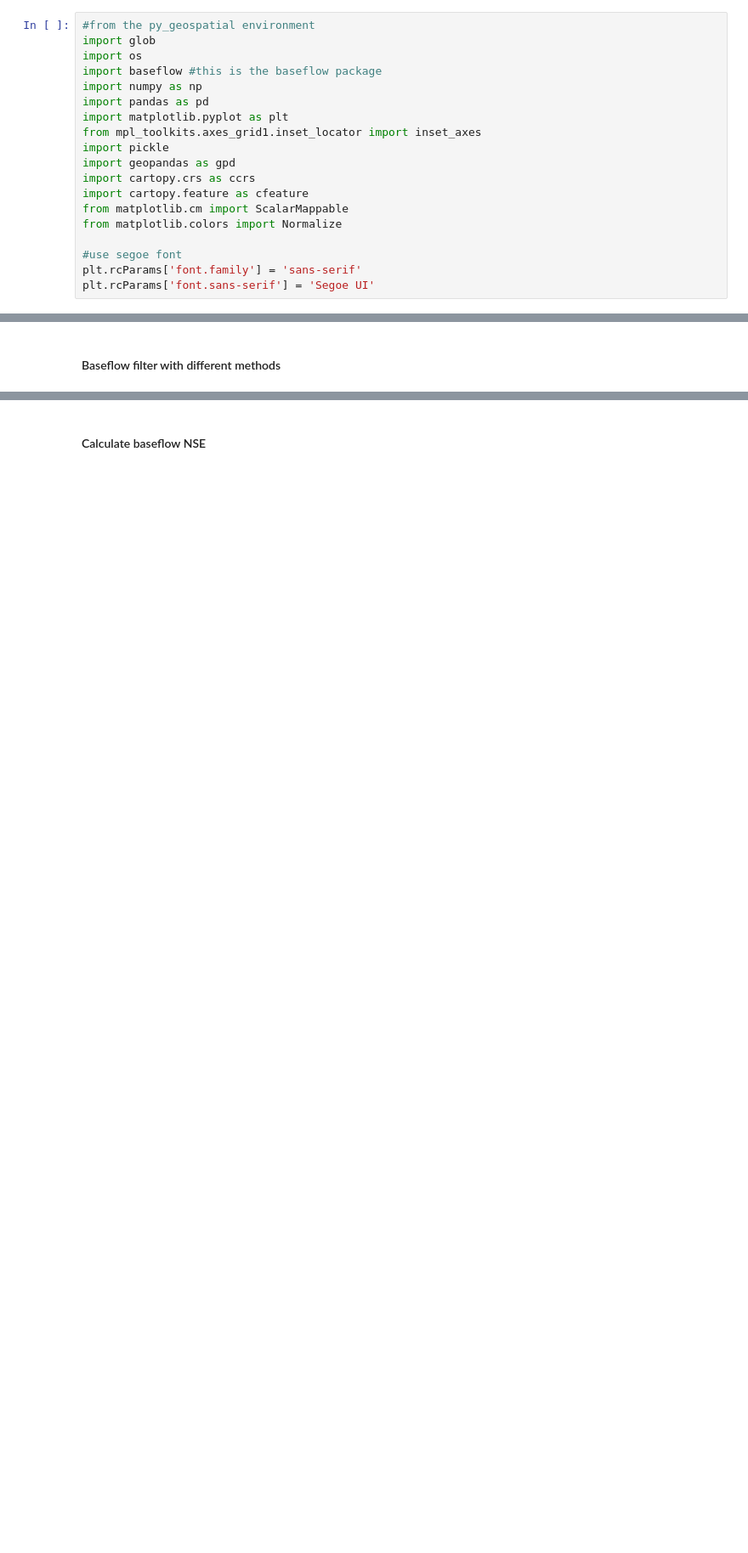
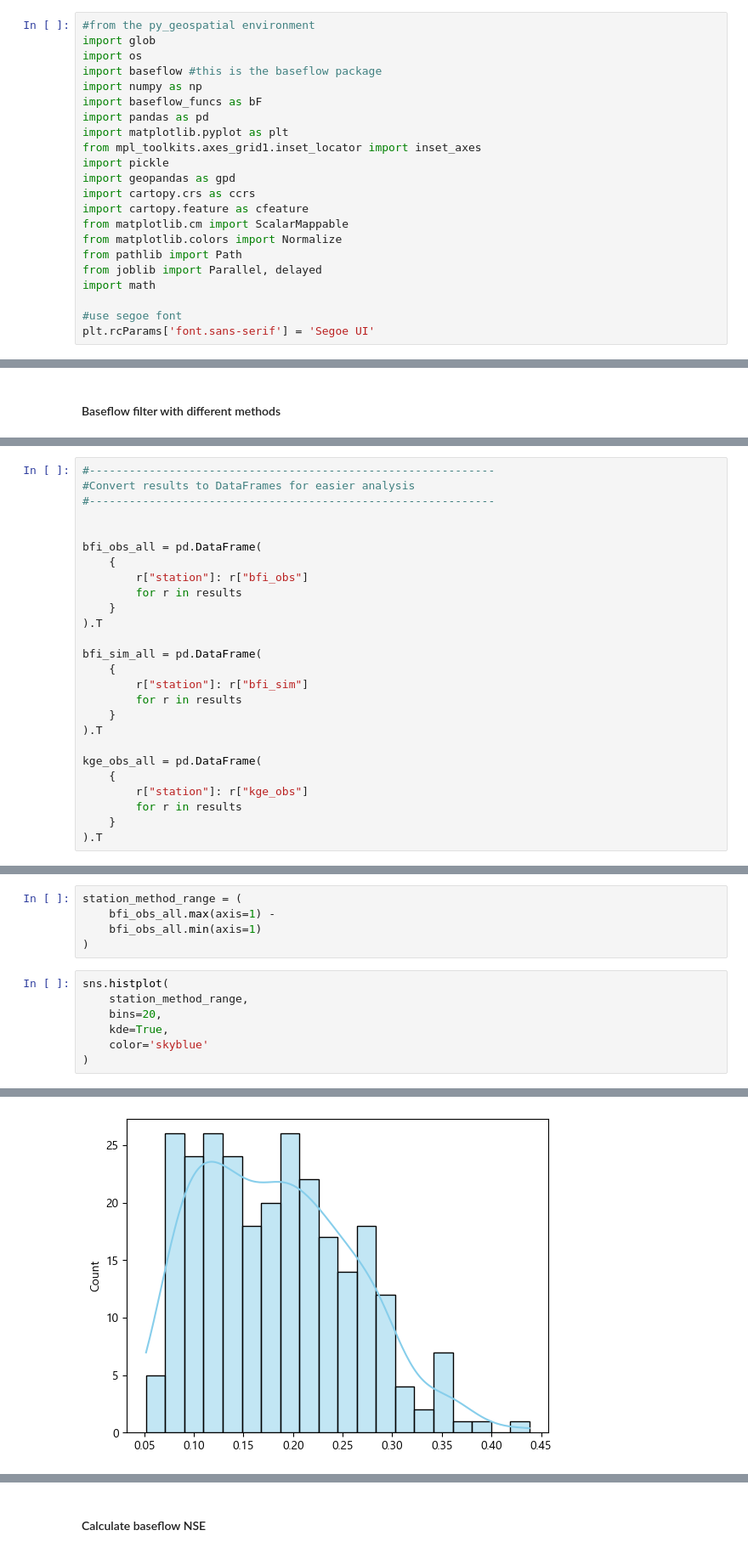
Before and after one commit to klekarkar/pre_post_process_mHM, a Jupyter notebook: baseflow_separation.ipynb, the cells around one changed output, grey strips where cells are left out. Shown at 85% size. Saved outputs shown, nothing was run; the diff lists cells and outputs as text; blank space fills up the shorter version.

```diff
--- a/baseflow_separation.ipynb
+++ b/baseflow_separation.ipynb
@@ -4,6 +4,7 @@ import glob
 import os
 import baseflow #this is the baseflow package
 import numpy as np
+import baseflow_funcs as bF
 import pandas as pd
 import matplotlib.pyplot as plt
 from mpl_toolkits.axes_grid1.inset_locator import inset_axes
@@ -13,9 +14,11 @@ import cartopy.crs as ccrs
 import cartopy.feature as cfeature
 from matplotlib.cm import ScalarMappable
 from matplotlib.colors import Normalize
+from pathlib import Path
+from joblib import Parallel, delayed
+import math
 
 #use segoe font
-plt.rcParams['font.family'] = 'sans-serif'
 plt.rcParams['font.sans-serif'] = 'Segoe UI'
 # %% [markdown]
 #### Read observed discharge data
@@ -67,0 +209,26 @@ os.path.basename(f)
+# %%
+#-------------------------------------------------------------
+#Convert results to DataFrames for easier analysis
+#-------------------------------------------------------------
+
+
+bfi_obs_all = pd.DataFrame(
+    {
+        r["station"]: r["bfi_obs"]
+        for r in results
+    }
+).T
+
+bfi_sim_all = pd.DataFrame(
+    {
+        r["station"]: r["bfi_sim"]
+        for r in results
+    }
+).T
+
+kge_obs_all = pd.DataFrame(
+    {
+        r["station"]: r["kge_obs"]
+        for r in results
+    }
+).T
@@ -67,0 +341,13 @@ os.path.basename(f)
+# %%
+station_method_range = (
+    bfi_obs_all.max(axis=1) -
+    bfi_obs_all.min(axis=1)
+)
+# %%
+sns.histplot(
+    station_method_range,
+    bins=20,
+    kde=True,
+    color='skyblue'
+)
+# %% [output]
@@ -67,0 +355 @@ os.path.basename(f)
+[figure, added]
```
Also changed, not shown: parts of 27 cells of this notebook, 15 other files.
